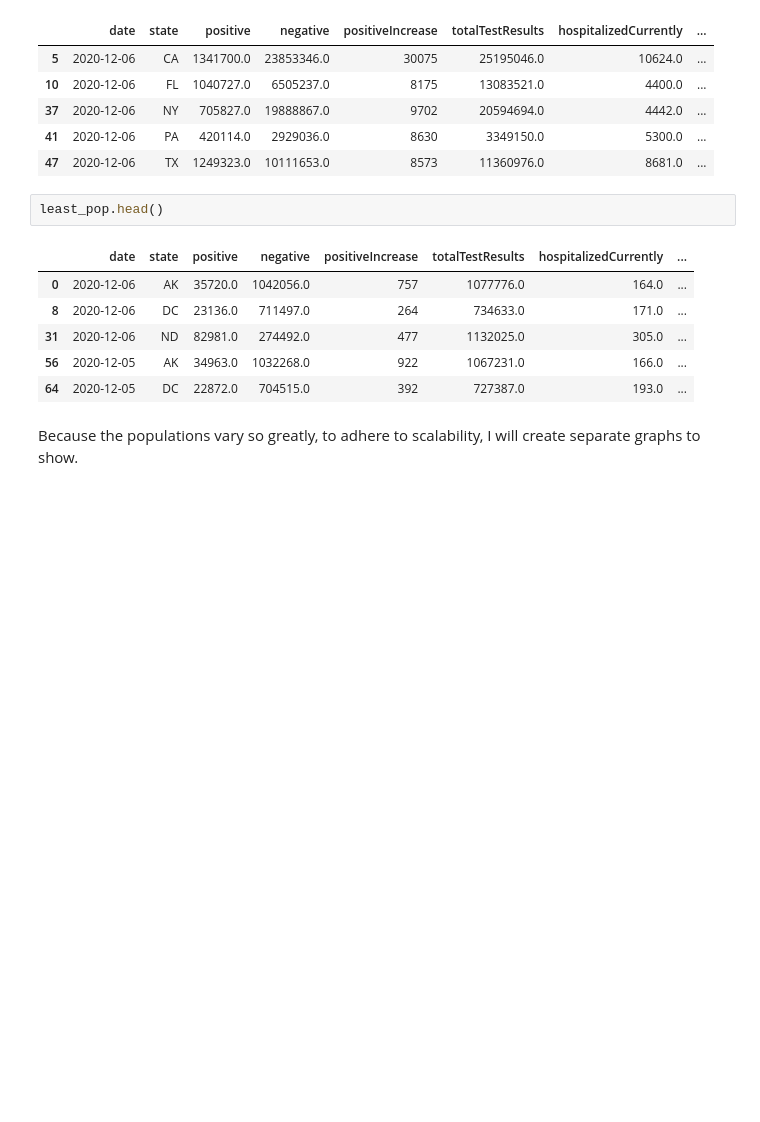
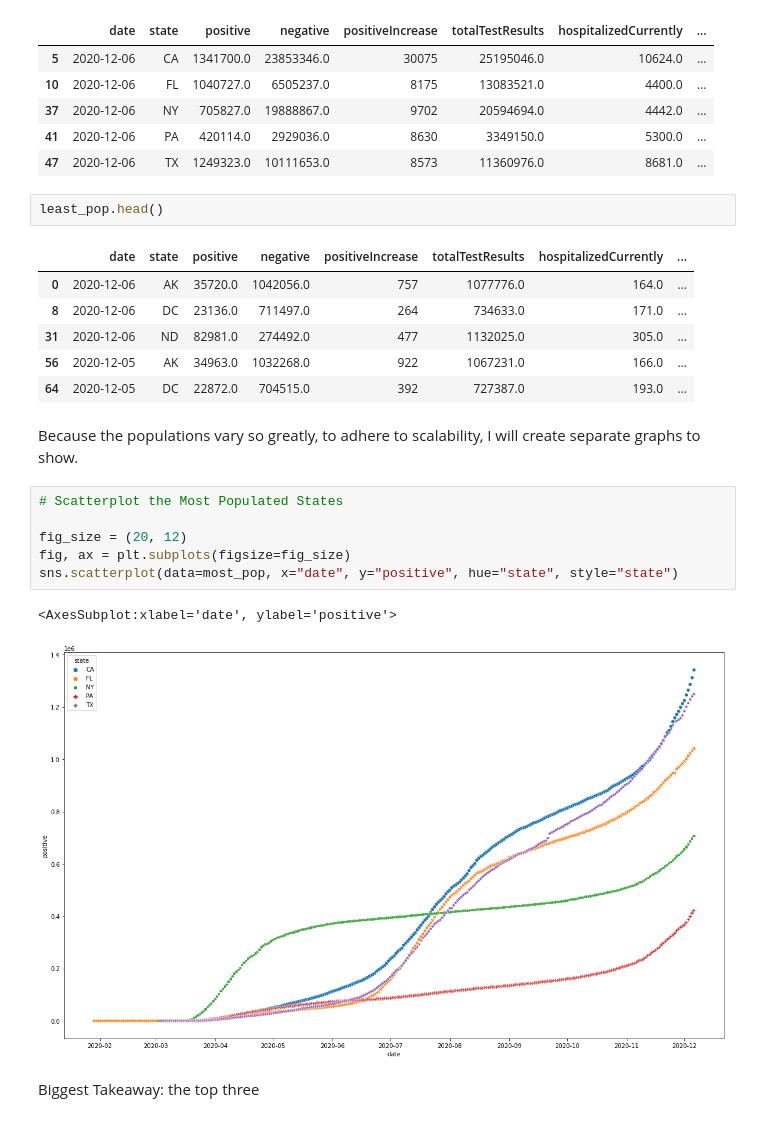
Before and after one commit to gianmillare/Covid-19-US-Analysis, a Jupyter notebook: COVID-19 Analysis.ipynb, the cells around one changed output. Cells and saved outputs as stored; diff of their text form; blank space fills up the shorter version.

Commit message:
scatterplotted the most populated cities by positive test results

```diff
--- a/COVID-19 Analysis.ipynb
+++ b/COVID-19 Analysis.ipynb
@@ -170,3 +170,14 @@ least_pop.head()
 | 64 | 2020-12-05 | DC | 22872.0 | 704515.0 | 392 | 727387.0 | 193.0 | ... |
 # %% [markdown]
 Because the populations vary so greatly, to adhere to scalability, I will create separate graphs to show.
+# %%
+# Scatterplot the Most Populated States
+
+fig_size = (20, 12)
+fig, ax = plt.subplots(figsize=fig_size)
+sns.scatterplot(data=most_pop, x="date", y="positive", hue="state", style="state")
+# %% [output]
+<AxesSubplot:xlabel='date', ylabel='positive'>
+[figure, added]
+# %% [markdown]
+Biggest Takeaway: the top three
```
